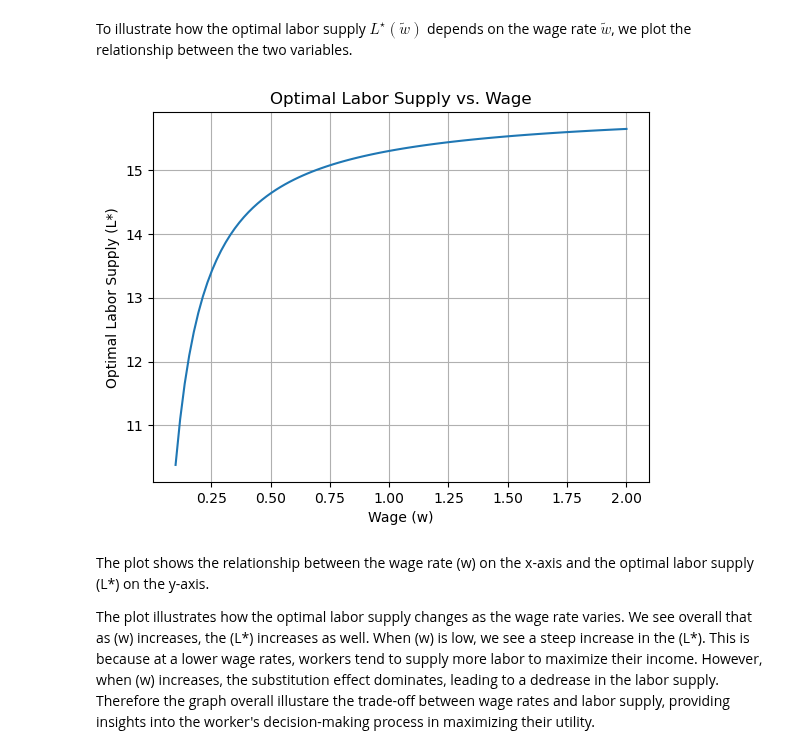
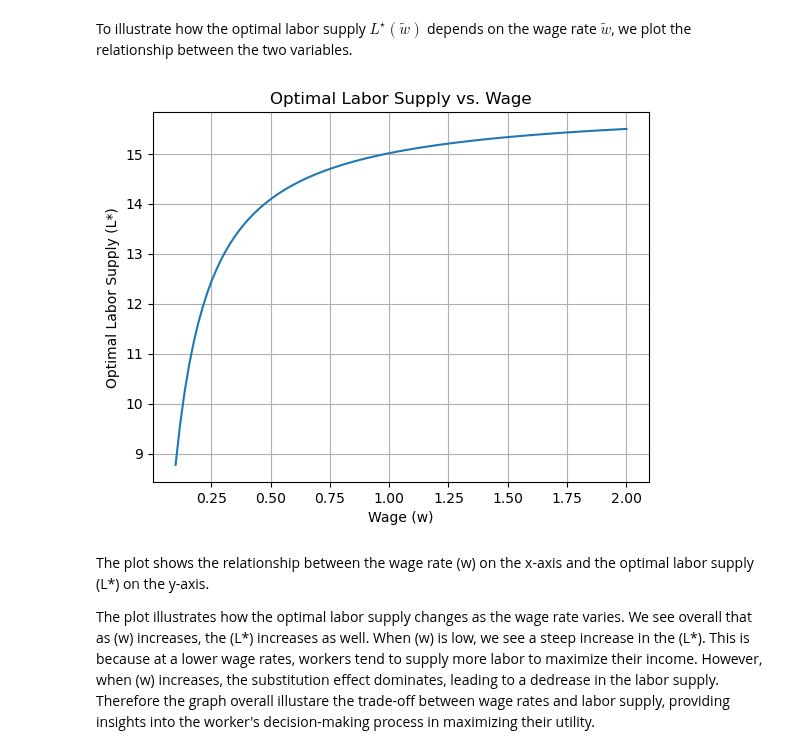
Before and after one commit to NumEconCopenhagen/projects-2023-iim, a Jupyter notebook: Examproject/Exam-2023-notebook.ipynb, the cells around one changed output. Saved outputs shown, nothing was run; the diff lists cells and outputs as text; code cells hidden in the pictures.

```diff
--- a/Examproject/Exam-2023-notebook.ipynb
+++ b/Examproject/Exam-2023-notebook.ipynb
@@ -59,46 +59,35 @@ $$
 # %% [markdown]
 To verify the optimal labor supply choice, we start by differentiate the utility function with respect to the labor supply. Then we set the derivative equal to zero, and solve for the optimal labor supply.
 # %%
-# Set the values for the baseline parameters
+
+import scipy.optimize as opt
+
+# Parameters
 alpha = 0.5
 kappa = 1.0
-nu = 1 / (2 * 16 ** 2)
+nu = 1 / (2 * 16**2)
 w = 1.0
 tau = 0.30
-w_tilde = (1 - tau) * w
-G = 1
-# Define the workers utility function
-def objective_function(L):
-    return -(np.log(C(L) ** alpha * G ** (1 - alpha)) - nu * (L ** 2) / 2)
 
-def C(L):
-    return kappa + (1 - tau) * w * L
+# Define the worker's utility function
+def utility_function(L, alpha, kappa, nu, w, tau, G):
+    C = kappa + (1 - tau) * w * L
+    return np.log(C**alpha * G**(1 - alpha)) - nu * (L**2) / 2
 
-# Calculate theoretical values
-theoretical_L_star_list = []
-theoretical_L_star_list = [(-kappa+(kappa**2+4*alpha/nu*w_tilde**2)**(1/2))/(2*w_tilde) for G in G_list]
-
-
+# Define the objective function for optimization
+def objective_function(L, *args):
+    alpha, kappa, nu, w, tau, G = args
+    return -utility_function(L, alpha, kappa, nu, w, tau, G)
 
 # Set the values for G
 G_values = [1.0, 2.0]
 
 # Solve the optimization problem for each value of G
 for G in G_values:
-
-    # the wage rate
-    w_tilde = (1 - tau) * w
-
-    # bounds for labor
     bounds = (0, 24)
-
-    # Solve the optimization problem
-    result = minimize_scalar(objective_function, bounds=bounds)
-
-    # save the optimal labor supply
+    result = opt.minimize_scalar(objective_function, bounds=bounds, args=(alpha, kappa, nu, w, tau, G))
     L_star = result.x
-
-    print(f"When G = {G}: The optimal labor supply (L*) = {L_star:.3f} and the theoretical optimal labor supply is {theoretical_L_star_list[0]:.3f}.")
+    print(f"When G = {G}: The optimal labor supply (L*) = {L_star:.3f}")
 
 
 
@@ -114,7 +103,7 @@ for G in G_list:
     bounds = [0, 24]
 
     # Solve the optimization problem
-    result = minimize_scalar(objective_function, bounds=bounds)
+    result = opt.minimize_scalar(objective_function, bounds=bounds, args = ( alpha, kappa, nu, w, tau, G))
 
     # save the optimal labor supply
     L_star = result.x
@@ -149,33 +138,33 @@ To illustrate how the optimal labor supply $L^\star(\tilde{w})$ depends on the w
 # %%
 # Define the range of wage values
 w_values = np.linspace(0.1, 2.0, 100)
 
 # Compute the optimal labor supply for each wage value
 L_star_values = []
 for w in w_values:
 
     # Compute the effective wage
     w_tilde = (1 - tau) * w
 
     # Define the bounds for L
     bounds = (0, 24)
 
     # Solve the optimization problem
-    result = minimize_scalar(objective_function, bounds=bounds)
+    result = minimize_scalar(objective_function, bounds=bounds, args=(alpha, kappa, nu, w_tilde, tau, G))
 
     # Extract the optimal labor supply
     L_star = result.x
     L_star_values.append(L_star)
 
 # Plot the relationship between L* and w
 plt.plot(w_values, L_star_values)
 plt.xlabel('Wage (w)')
 plt.ylabel('Optimal Labor Supply (L*)')
 plt.title('Optimal Labor Supply vs. Wage')
 plt.grid(True)
 plt.show()
 # %% [output]
-[figure, old version]
+[figure, new version]
 # %% [markdown]
 The plot shows the relationship between the wage rate (w) on the x-axis and the optimal labor supply (L*) on the y-axis.
 
```
Also changed, not shown: parts of 3 cells of this notebook.
